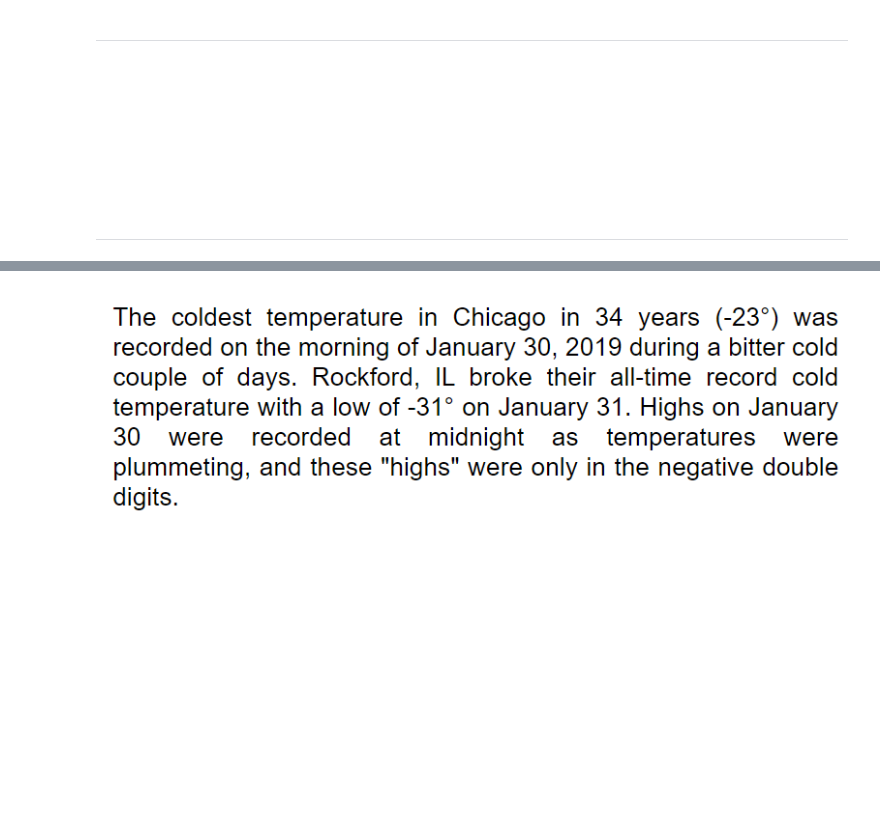
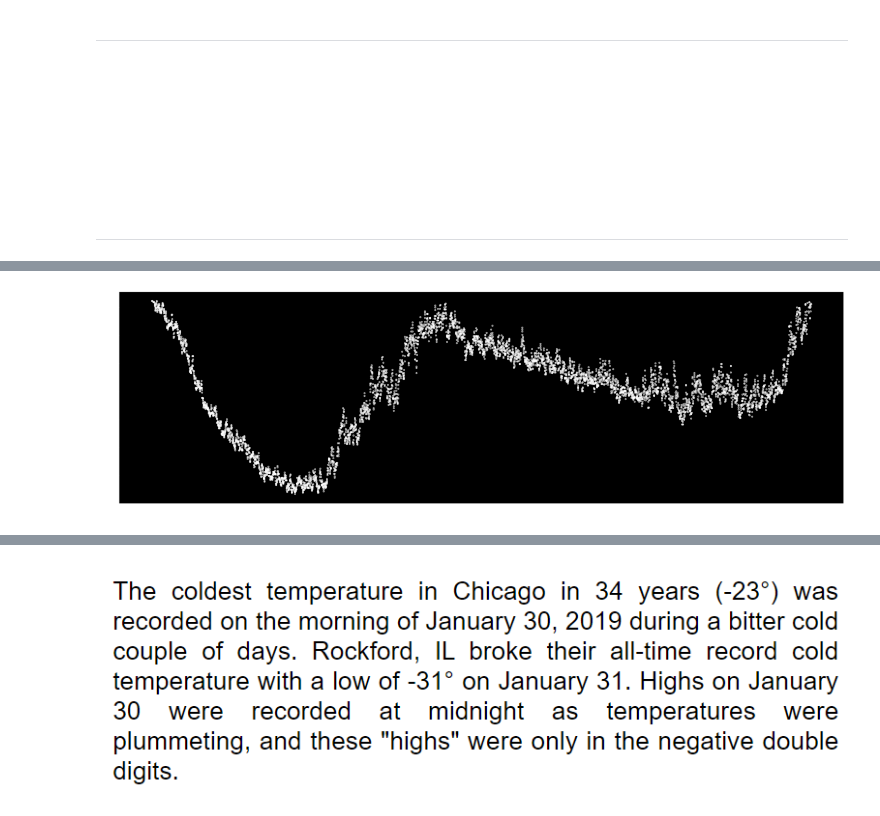
Before and after one commit to tombresee/SensorAnalysis, a Jupyter notebook: ENTER/code/012_DBSCAN_final_b.ipynb, the cells around one changed output, grey strips where cells are left out. Cells and saved outputs as stored; diff of their text form; code cells hidden in the pictures; blank space fills up the shorter version.

```diff
--- a/ENTER/code/012_DBSCAN_final_b.ipynb
+++ b/ENTER/code/012_DBSCAN_final_b.ipynb
@@ -600,3 +797,9 @@ print(tsys["cluster"].value_counts(), '\n')
+# %%
+plt.figure(figsize=(20, 6))
+plt.scatter(g, h, color='white', label = 'Anomaly Cluster 3', s=5, alpha=0.5)
+plt.show();
+# %% [output]
+[figure, added]
 # %%
 
 
```
Also changed, not shown: parts of 44 cells of this notebook, 1 other file.
